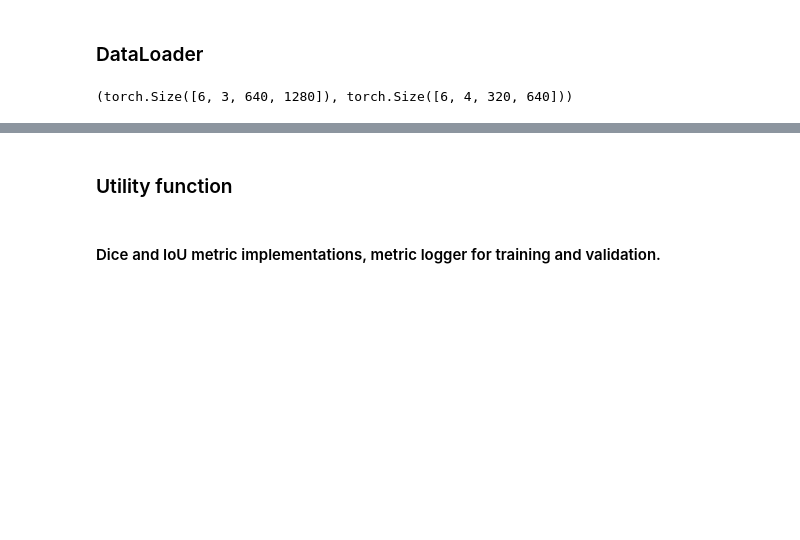
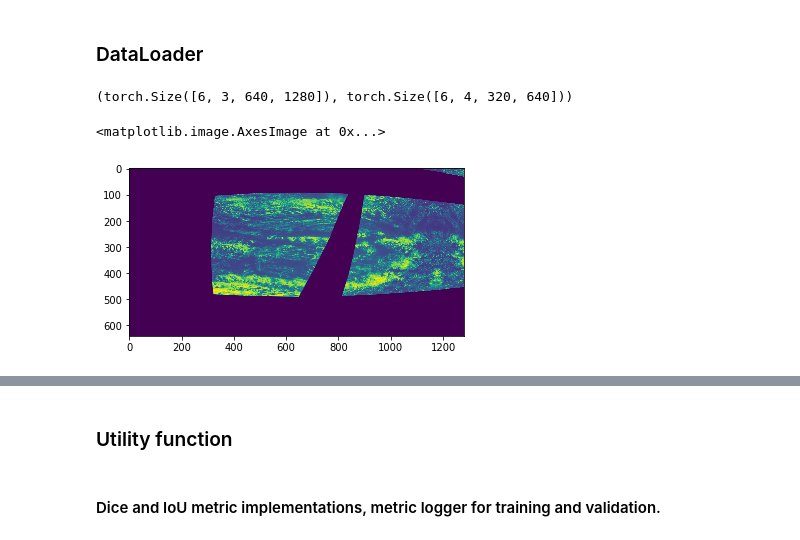
Before and after one commit to iofthetiger/ucsi, a Jupyter notebook: unet_fpn_train_fp16_fastai.ipynb, the cells around one changed output, grey strips where cells are left out. Saved outputs shown, nothing was run; the diff lists cells and outputs as text; code cells hidden in the pictures; blank space fills up the shorter version.

```diff
--- a/unet_fpn_train_fp16_fastai.ipynb
+++ b/unet_fpn_train_fp16_fastai.ipynb
@@ -209,3 +209,8 @@ x,y = data.one_batch()
 x.size(),y.size()
 # %% [output]
 (torch.Size([6, 3, 640, 1280]), torch.Size([6, 4, 320, 640]))
+# %%
+plt.imshow(x[1,0],)
+# %% [output]
+<matplotlib.image.AxesImage at 0x...>
+[figure, added]
```
Also changed, not shown: parts of 3 cells of this notebook.
